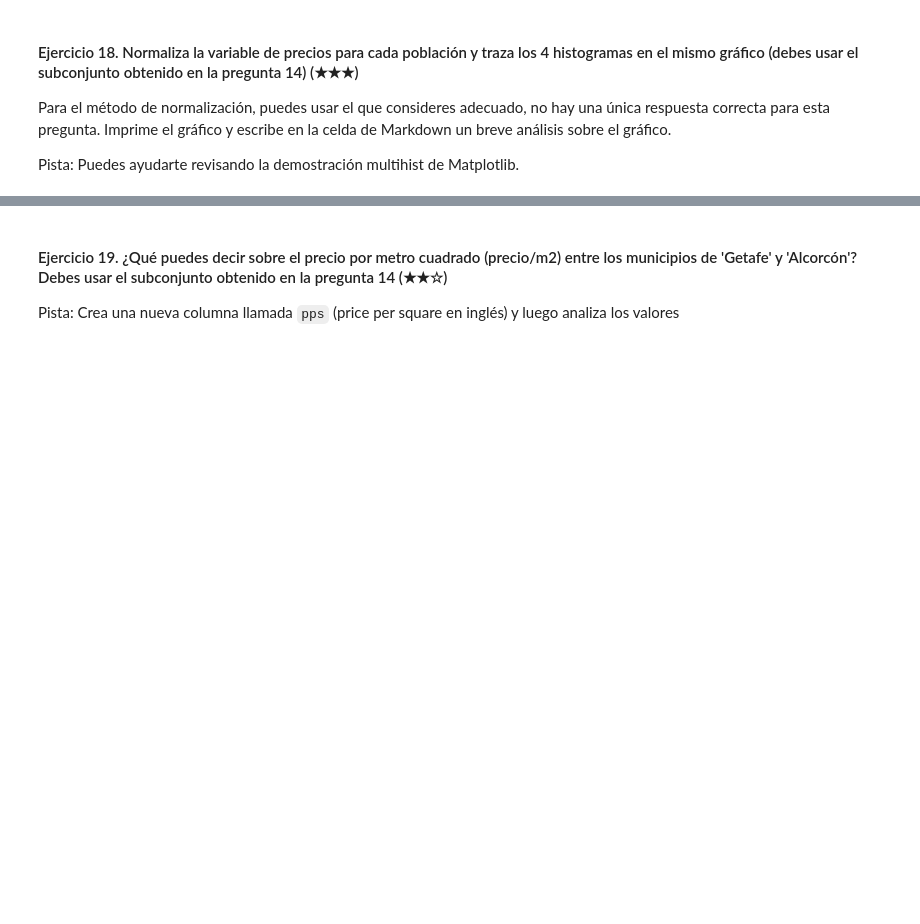
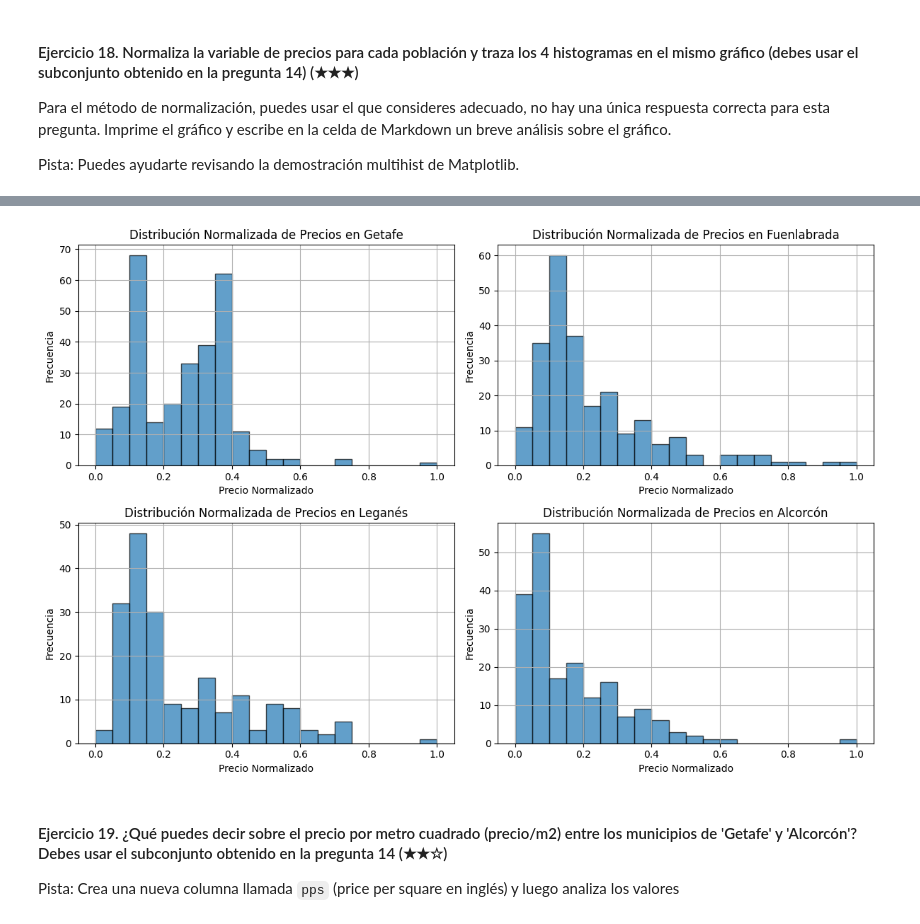
Before and after one commit to mvlarra/realestate-datacleanup-exercise, a Jupyter notebook: Prework_project.es_VL.ipynb, the cells around one changed output, grey strips where cells are left out. Saved outputs shown, nothing was run; the diff lists cells and outputs as text; code cells hidden in the pictures; blank space fills up the shorter version.

```diff
--- a/Prework_project.es_VL.ipynb
+++ b/Prework_project.es_VL.ipynb
@@ -1008,3 +1090,87 @@ Pista: Puedes ayudarte revisando la demostración multihist de Matplotlib.
+# %%
+
+# Como nuestros datos estan en escalas diferentes, es necesario normalizarlos.
+
+#🟡 Definir la función para normalizar precios usando Min-Max Scaling
+def min_max_normalize(df):
+    min_price = df['price'].min()  # Obtener el precio mínimo en la población
+    max_price = df['price'].max()  # Obtener el precio máximo en la población
+    df['norm'] = (df['price'] - min_price) / (max_price - min_price)  # Normalizar la columna 'price'
+    return df
+
+#🟡 Aplicar la normalización a cada población
+df_cs = df_cs.groupby('level5').apply(min_max_normalize)
+
+# ▶ Explicación por Pasos de Ejecución en el flujo del código ◀:
+
+#   ◯ def min_max_normalize(df):
+#       → Definimos una función para normalizar los precios dentro de cada población.
+#       → Se usa la técnica de Min-Max Scaling, que convierte los valores entre 0 y 1.
+
+#   ◯ min_price = df['price'].min()
+#       → Se obtiene el precio mínimo dentro de la población específica.
+
+#   ◯ max_price = df['price'].max()
+#       → Se obtiene el precio máximo dentro de la población específica.
+
+#   ◯ df['norm'] = (df['price'] - min_price) / (max_price - min_price)
+#       → Aplicamos la fórmula de normalización Min-Max a la columna 'price'.
+#       → Los precios de cada población quedarán escalados entre 0 y 1.
+
+#   ◯ df_cs.groupby('level5').apply(min_max_normalize)
+#       → Se agrupa el DataFrame `df_cs` por la columna 'level5' (población).
+#       → Se aplica la normalización a cada población por separado.
+#       → El resultado se guarda en la nueva columna 'norm' en `df_cs`.
+
+# ------------------------- Graficar histogramas -------------------------
+
+# Obtener las cuatro poblaciones con más datos
+top4_poblaciones = df_cs['level5'].value_counts().index[:4]
+
+# Crear una figura con 2x2 subgráficos
+fig, axes = plt.subplots(2, 2, figsize=(12, 8))
+
+# Iterar sobre las poblaciones y los ejes del gráfico
+for ax, poblacion in zip(axes.flatten(), top4_poblaciones):
+    df_cs[df_cs['level5'] == poblacion]['norm'].hist(ax=ax, bins=20, alpha=0.7, edgecolor='black')
+    ax.set_title(f"Distribución Normalizada de Precios en {poblacion}")
+    ax.set_xlabel("Precio Normalizado")
+    ax.set_ylabel("Frecuencia")
+
+# Ajustar diseño
+plt.tight_layout()
+plt.show()
+
+# ▶ Explicación por Pasos de Ejecución en el flujo del código ◀:
+
+#   ◯ df_cs['level5'].value_counts().index[:4]
+#       → Contamos cuántas casas hay en cada población usando `.value_counts()`.
+#       → `.index[:4]` obtiene las cuatro poblaciones con más datos.
+
+#   ◯ fig, axes = plt.subplots(2, 2, figsize=(12, 8))
+#       → Creamos una figura con 4 subgráficos organizados en 2 filas x 2 columnas.
+#       → `figsize=(12,8)` ajusta el tamaño del gráfico.
+
+#   ◯ for ax, poblacion in zip(axes.flatten(), top4_poblaciones):
+#       → Iteramos sobre las 4 poblaciones y asignamos cada una a un subgráfico.
+#       → `axes.flatten()` convierte la cuadrícula 2x2 en una lista plana de ejes.
+
+#   ◯ df_cs[df_cs['level5'] == poblacion]['norm'].hist(ax=ax, bins=20, alpha=0.7, edgecolor='black')
+#       → Filtramos los datos por población y generamos un histograma de precios normalizados.
+#       → `bins=20` define el número de barras en el histograma.
+#       → `alpha=0.7` hace que las barras sean semi-translúcidas.
+#       → `edgecolor='black'` dibuja los bordes de las barras para mejor visualización.
+
+#   ◯ ax.set_title(f"Distribución Normalizada de Precios en {poblacion}")
+#       → Asigna un título a cada gráfico con el nombre de la población.
+
+#   ◯ plt.tight_layout()
+#       → Ajusta el diseño para evitar superposición de los gráficos.
+
+#   ◯ plt.show()
+#       → Muestra el gráfico con los cuatro histogramas.
+# %% [output]
+[figure, added]
 # %% [markdown]
 #### Ejercicio 19. ¿Qué puedes decir sobre el precio por metro cuadrado (precio/m2) entre los municipios de 'Getafe' y 'Alcorcón'? Debes usar el subconjunto obtenido en la pregunta 14 (★★☆)
 
```
Also changed, not shown: parts of 5 cells of this notebook.
